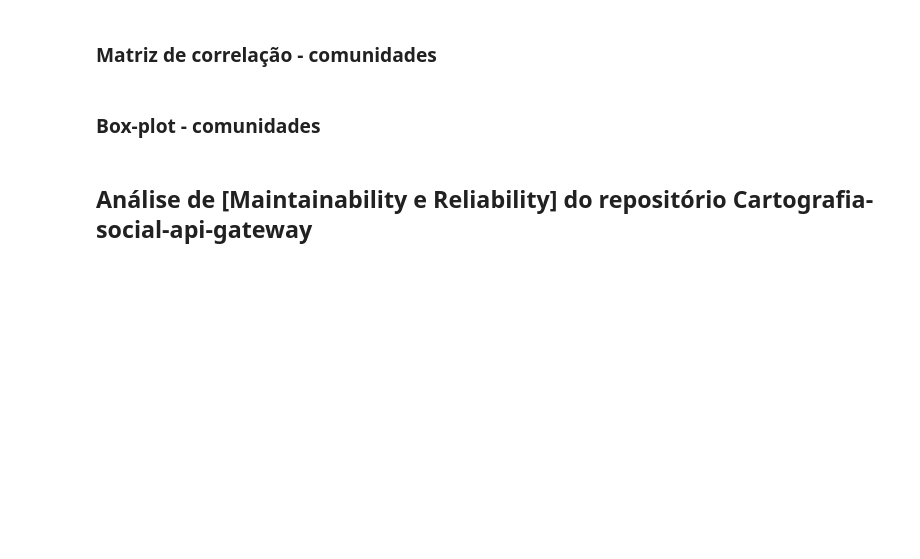
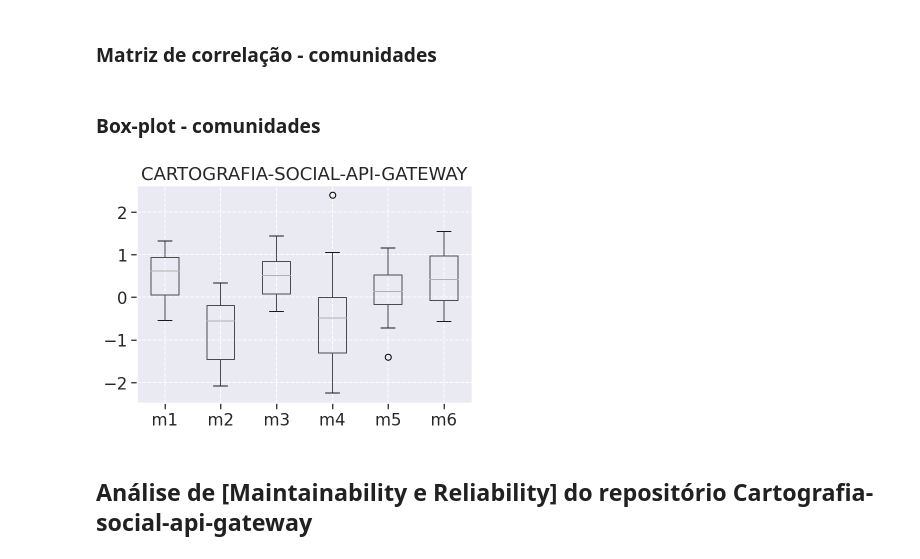
Before and after one commit to fga-eps-mds/2021.1-Cartografia-social-docs, a Jupyter notebook: analytics-raw-data/analytics1.ipynb, the cells around one changed output. Cells and saved outputs as stored; diff of their text form; code cells hidden in the pictures; blank space fills up the shorter version.

Commit message:
[95] docs - legend data analysis of repositories métrics

```diff
--- a/analytics-raw-data/analytics1.ipynb
+++ b/analytics-raw-data/analytics1.ipynb
@@ -494,7 +496,9 @@ repository = "CARTOGRAFIA-SOCIAL-API-COMUNIDADES"
 # %% [markdown]
 ### Box-plot - comunidades
 # %%
-#generate_box(generic_df, repository)
+generate_box(generic_df, repository)
+# %% [output]
+[figure, added]
 # %% [markdown]
 ## Análise de  [Maintainability e Reliability] do repositório Cartografia-social-api-gateway
 # %%
```
Also changed, not shown: parts of 4 cells of this notebook, 1 other file.
